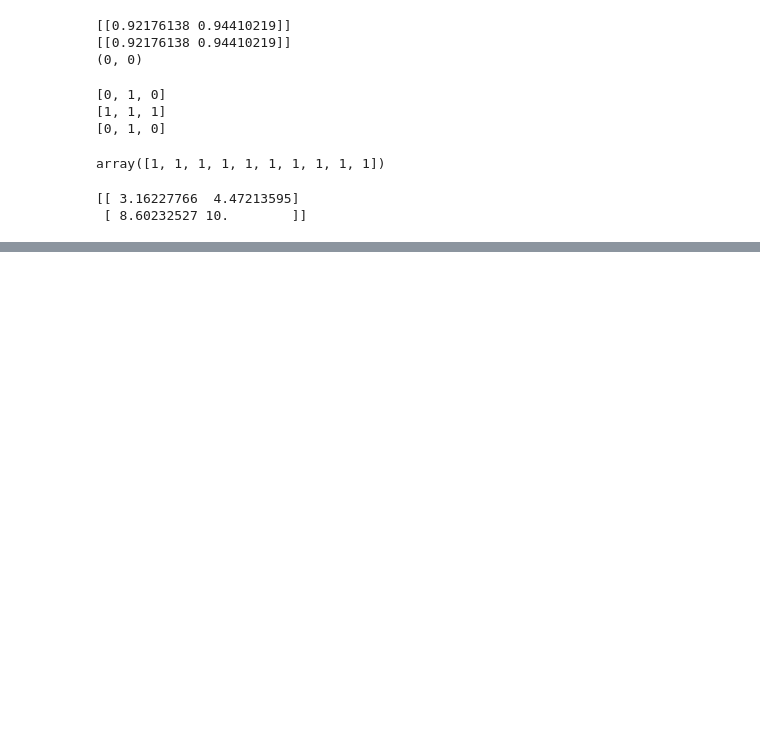
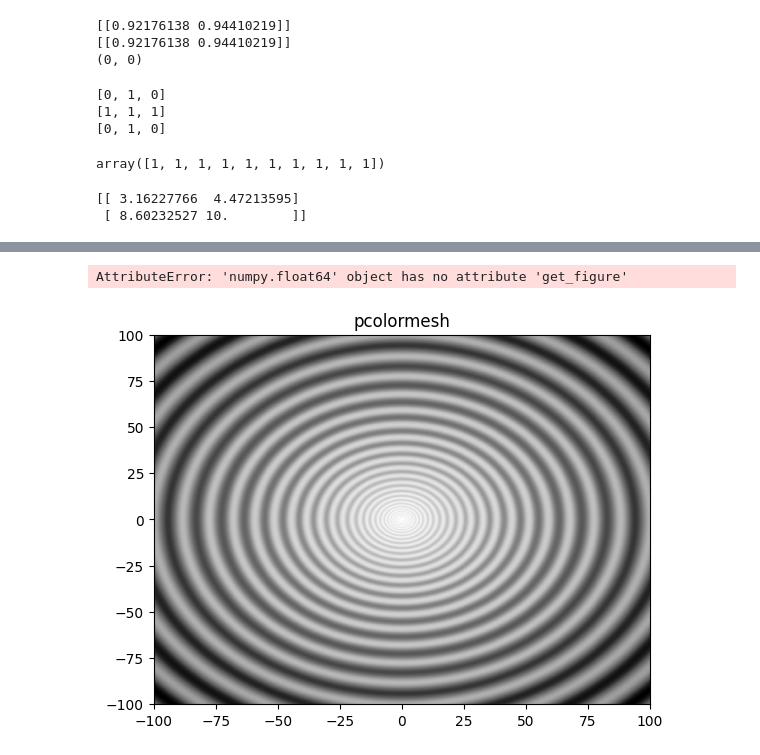
Before and after one commit to AxelRueG/IC, a Jupyter notebook: data/Guia4/ejem.ipynb, the cells around one changed output, grey strips where cells are left out. Drawn from its saved outputs; the diff is of its cells as text; code cells hidden in the pictures; blank space fills up the shorter version.

```diff
--- a/data/Guia4/ejem.ipynb
+++ b/data/Guia4/ejem.ipynb
@@ -120,0 +153,11 @@ print(valores_decimales)
+# %%
+plt.subplot(1,1,1)
+
+c = plt.pcolormesh(X,Y,Z, cmap='Greys', vmin=np.min(Z), vmax=np.max(Z))
+plt.title('pcolormesh')
+# set the limits of the plot to the limits of the data
+plt.axis([X.min(), X.max(), Y.min(), Y.max()])
+plt.show()
+# %% [output]
+AttributeError: 'numpy.float64' object has no attribute 'get_figure'
+[figure, added]
```
Also changed, not shown: parts of 5 cells of this notebook, 2 other files.
